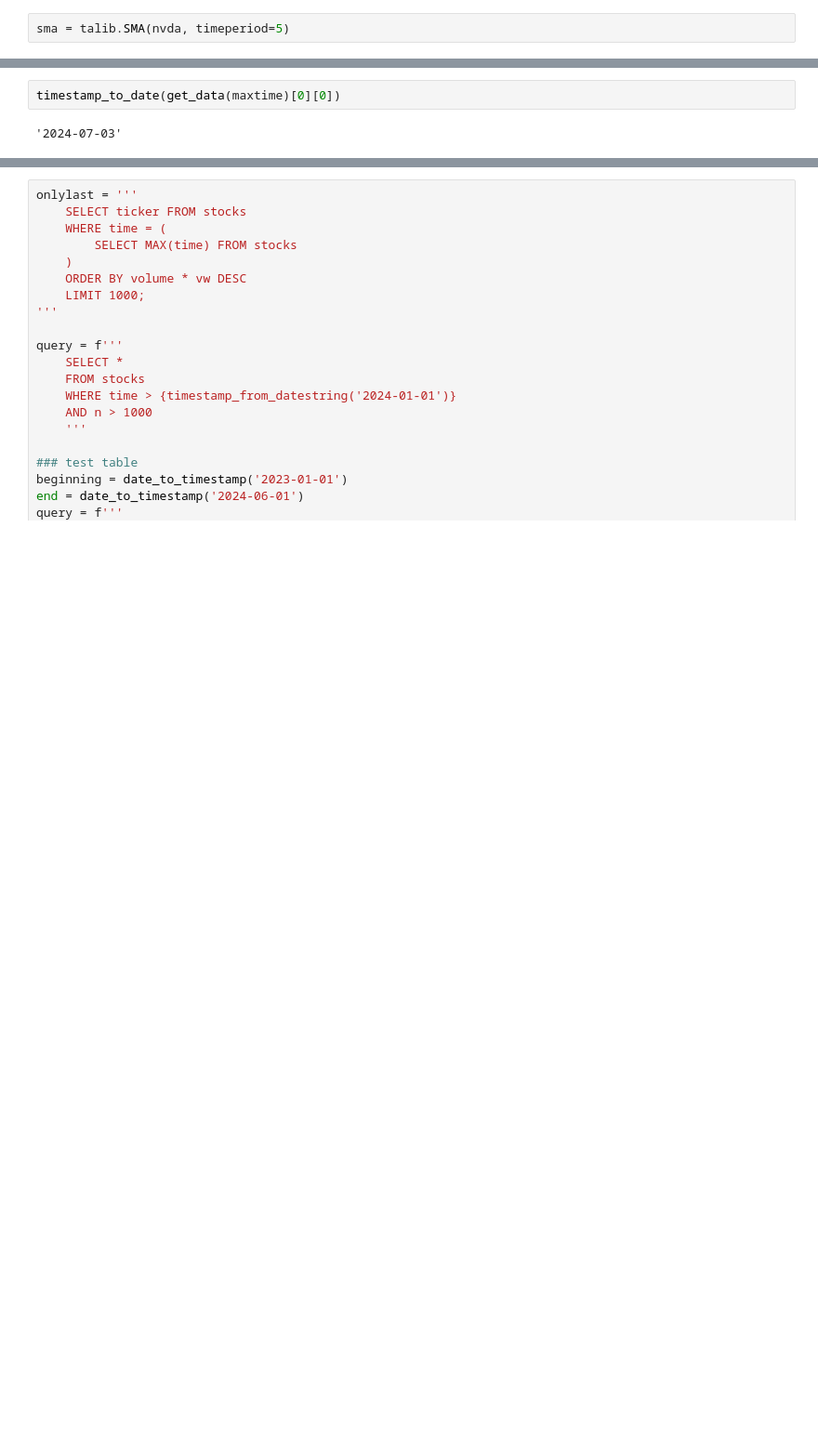
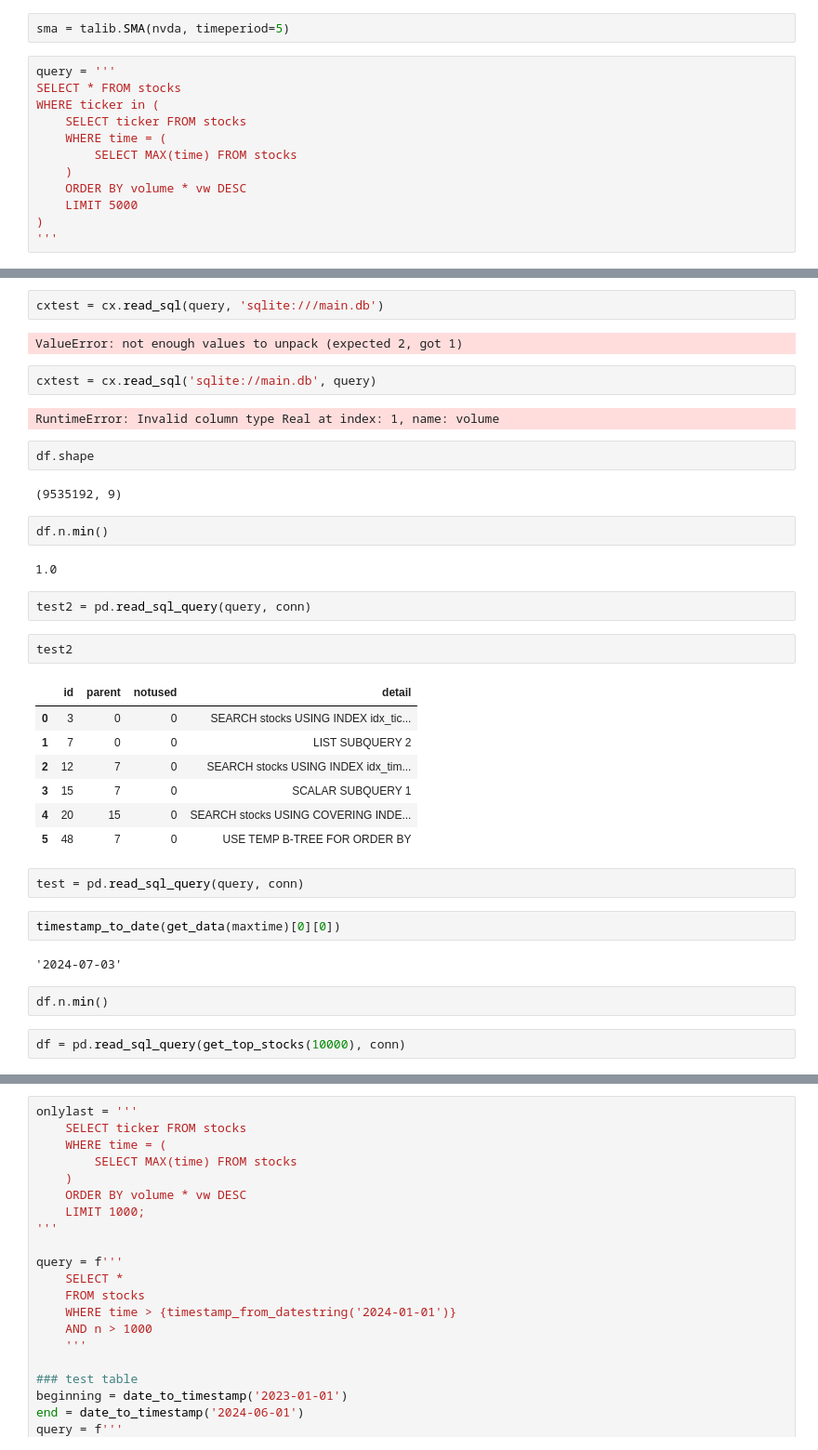
Before and after one commit to j-huic/stonks, a Jupyter notebook: dbstuff.ipynb, the cells around one changed output, grey strips where cells are left out. Shown at 93% size. Cells and saved outputs as stored; diff of their text form; blank space fills up the shorter version.

```diff
--- a/dbstuff.ipynb
+++ b/dbstuff.ipynb
@@ -37,3 +37,15 @@ plot_series(nvda)
 [figure]
 # %%
 sma = talib.SMA(nvda, timeperiod=5)
+# %%
+query = '''
+SELECT * FROM stocks
+WHERE ticker in (
+	SELECT ticker FROM stocks
+	WHERE time = (
+		SELECT MAX(time) FROM stocks
+	)
+	ORDER BY volume * vw DESC
+	LIMIT 5000
+)
+'''
@@ -40,4 +60,38 @@ sma = talib.SMA(nvda, timeperiod=5)
+# %%
+cxtest = cx.read_sql(query, 'sqlite:///main.db')
+# %% [output]
+ValueError: not enough values to unpack (expected 2, got 1)
+# %%
+cxtest = cx.read_sql('sqlite://main.db', query)
+# %% [output]
+RuntimeError: Invalid column type Real at index: 1, name: volume
+# %%
+df.shape
+# %% [output]
+(9535192, 9)
+# %%
+df.n.min()
+# %% [output]
+1.0
+# %%
+test2 = pd.read_sql_query(query, conn)
+# %%
+test2
+# %% [output]
+|  | id | parent | notused | detail |
+| 0 | 3 | 0 | 0 | SEARCH stocks USING INDEX idx_tic... |
+| 1 | 7 | 0 | 0 | LIST SUBQUERY 2 |
+| 2 | 12 | 7 | 0 | SEARCH stocks USING INDEX idx_tim... |
+| 3 | 15 | 7 | 0 | SCALAR SUBQUERY 1 |
+| 4 | 20 | 15 | 0 | SEARCH stocks USING COVERING INDE... |
+| 5 | 48 | 7 | 0 | USE TEMP B-TREE FOR ORDER BY |
+# %%
+test = pd.read_sql_query(query, conn)
 # %%
 timestamp_to_date(get_data(maxtime)[0][0])
 # %% [output]
 '2024-07-03'
+# %%
+df.n.min()
+# %%
+df = pd.read_sql_query(get_top_stocks(10000), conn)
```
Also changed, not shown: parts of 12 cells of this notebook, 2 other files.
